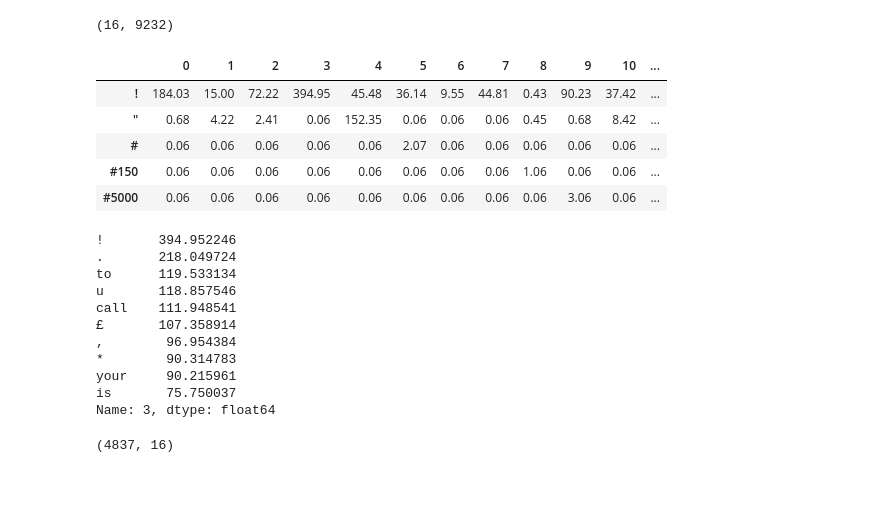
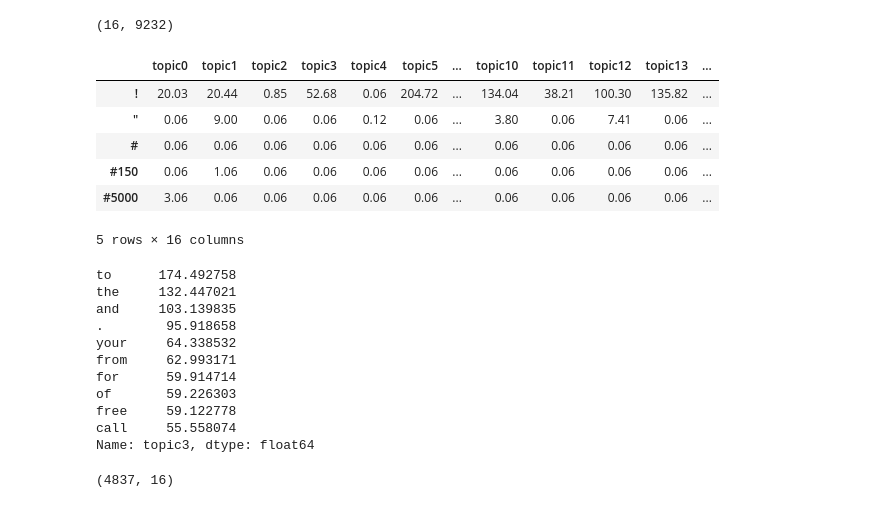
Before and after one commit to YeabinMoonEcon/BUS211, a Jupyter notebook: BUS243_NLP/homework_brainstorming/chapter4_code.ipynb, the cells around one changed output. Saved outputs shown, nothing was run; the diff lists cells and outputs as text; code cells hidden in the pictures.

```diff
--- a/BUS243_NLP/homework_brainstorming/chapter4_code.ipynb
+++ b/BUS243_NLP/homework_brainstorming/chapter4_code.ipynb
@@ -334,0 +333,7 @@ sms = get_data('sms-spam')
+# %%
+import pandas as pd
+pd.options.display.width = 120
+
+sms = pd.read_csv('/Users/yeabinmoon/Documents/ibs_course/BUS243_NLP/nlpia-master/src/nlpia/data/sms-spam.csv',
+index_col=0)
+index = ['sms{}{}'.format(i, '!'*j) for (i,j) in zip(range(len(sms)), sms.spam)]
@@ -373,7 +382,6 @@ sms.spam.sum()
 from sklearn.decomposition import PCA
 # %%
 pca = PCA(n_components=16)
-pca = pca.fit(tfidf_docs)
-pca_topic_vectors = pca.transform(tfidf_docs)
+pca_topic_vectors = pca.fit_transform(tfidf_docs)
 # %%
 columns = ['topic{}'.format(i) for i in range(pca.n_components)]
@@ -479,0 +462,3 @@ weights.round(3)
+# %%
+pd.options.display.max_columns = 8
+weights.round(3)
@@ -647,29 +675,30 @@ ldia.components_.shape
 (16, 9232)
 # %%
 pd.set_option('display.width', 75)
-components = pd.DataFrame(ldia.components_.T, index=terms)
+components = pd.DataFrame(ldia.components_.T, index=terms, columns=columns)
 components.round(2).head(5)
 # %% [output]
-|  | 0 | 1 | 2 | 3 | 4 | 5 | 6 | 7 | 8 | 9 | 10 | ... |
-| ! | 184.03 | 15.00 | 72.22 | 394.95 | 45.48 | 36.14 | 9.55 | 44.81 | 0.43 | 90.23 | 37.42 | ... |
-| " | 0.68 | 4.22 | 2.41 | 0.06 | 152.35 | 0.06 | 0.06 | 0.06 | 0.45 | 0.68 | 8.42 | ... |
-| # | 0.06 | 0.06 | 0.06 | 0.06 | 0.06 | 2.07 | 0.06 | 0.06 | 0.06 | 0.06 | 0.06 | ... |
-| #150 | 0.06 | 0.06 | 0.06 | 0.06 | 0.06 | 0.06 | 0.06 | 0.06 | 1.06 | 0.06 | 0.06 | ... |
-| #5000 | 0.06 | 0.06 | 0.06 | 0.06 | 0.06 | 0.06 | 0.06 | 0.06 | 0.06 | 3.06 | 0.06 | ... |
+|  | topic0 | topic1 | topic2 | topic3 | topic4 | topic5 | ... | topic10 | topic11 | topic12 | topic13 | ... |
+| ! | 20.03 | 20.44 | 0.85 | 52.68 | 0.06 | 204.72 | ... | 134.04 | 38.21 | 100.30 | 135.82 | ... |
+| " | 0.06 | 9.00 | 0.06 | 0.06 | 0.12 | 0.06 | ... | 3.80 | 0.06 | 7.41 | 0.06 | ... |
+| # | 0.06 | 0.06 | 0.06 | 0.06 | 0.06 | 0.06 | ... | 0.06 | 0.06 | 0.06 | 0.06 | ... |
+| #150 | 0.06 | 1.06 | 0.06 | 0.06 | 0.06 | 0.06 | ... | 0.06 | 0.06 | 0.06 | 0.06 | ... |
+| #5000 | 3.06 | 0.06 | 0.06 | 0.06 | 0.06 | 0.06 | ... | 0.06 | 0.06 | 0.06 | 0.06 | ... |
+5 rows × 16 columns
 # %%
-components[3].sort_values(ascending=False)[:10]
+components.topic3.sort_values(ascending=False)[:10]
 # %% [output]
-!       394.952246
-.       218.049724
-to      119.533134
-u       118.857546
-call    111.948541
-£       107.358914
-,        96.954384
-*        90.314783
-your     90.215961
-is       75.750037
-Name: 3, dtype: float64
+to      174.492758
+the     132.447021
+and     103.139835
+.        95.918658
+your     64.338532
+from     62.993171
+for      59.914714
+of       59.226303
+free     59.122778
+call     55.558074
+Name: topic3, dtype: float64
 # %%
 ldia16_topic_vectors = ldia.transform(bow_docs)
 # %%
```
Also changed, not shown: parts of 40 cells of this notebook, 3 other files.
